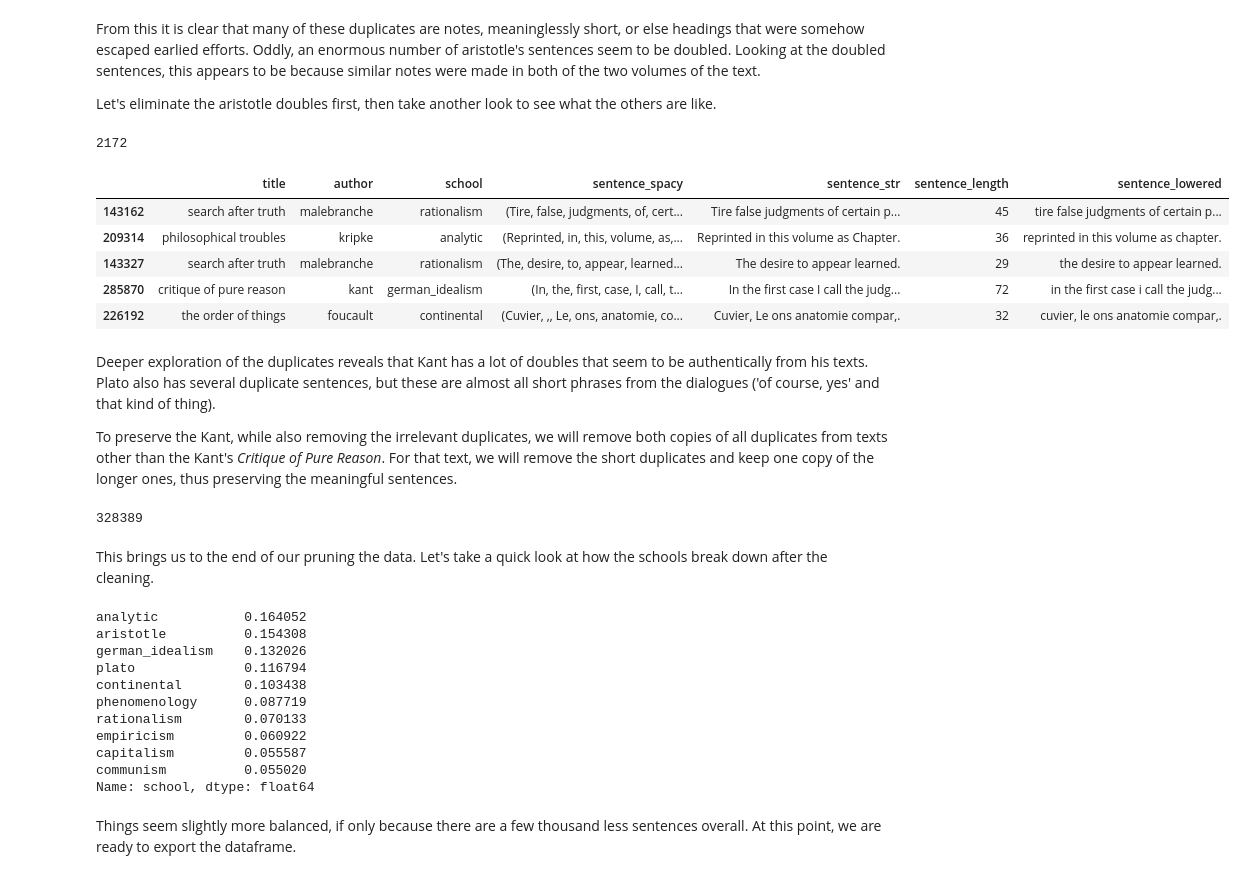
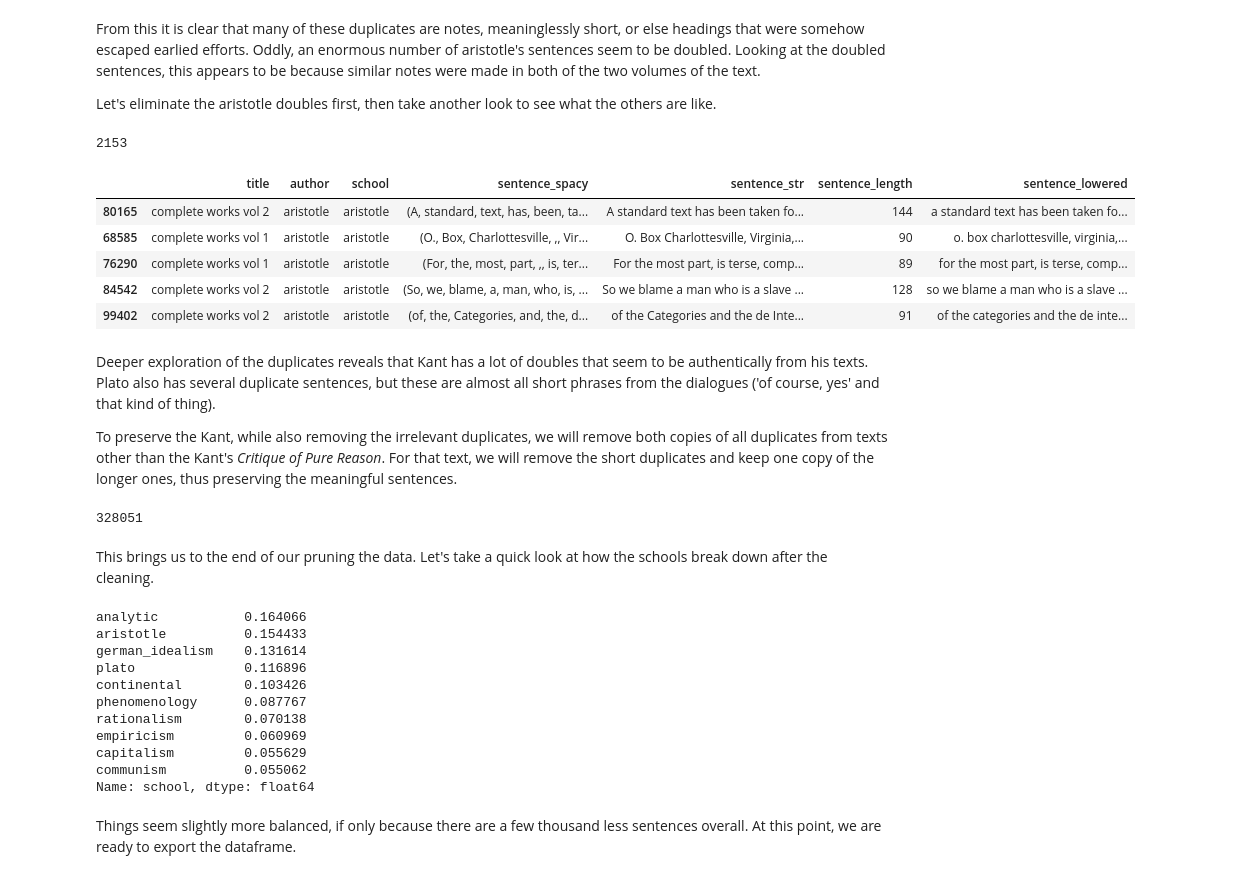
Before and after one commit to kcalizadeh/phil_nlp, a Jupyter notebook: data_load_clean.ipynb, the cells around one changed output. Saved outputs shown, nothing was run; the diff lists cells and outputs as text; code cells hidden in the pictures.

Commit message:
cleaning notebook satisfactory

```diff
--- a/data_load_clean.ipynb
+++ b/data_load_clean.ipynb
@@ -488,9 +488,6 @@ def baseline_clean(to_correct, capitals=True, bracketed_fn=False):
   # remove periods and commas flanked by numbers
   result = re.sub(r'\d\.\d', ' ', result)
   result = re.sub(r'\d,\d', ' ', result)
-
-  # remove ordinal numbers
-  result = re.sub(r'\s+\d+th\s|\s+\dnd\s+|\s1st\s', ' ', 'result')
 
   # remove the number-letter-number pattern used for many citations
   result = re.sub(r'\d*\w{,2}\d', ' ', result)
@@ -799,7 +796,8 @@ def from_raw_to_df(text_dict):
   nlp.max_length = 9000000
   text = text_dict['text']
   text = remove_words(text, text_dict['words to remove'])
-  text = baseline_clean(text)
+  text = baseline_clean(text, capitals=text_dict['remove capitals'],
+                        bracketed_fn=text_dict['bracketed fn'])
   text_nlp = nlp(text, disable=['ner'])
   text_df = pd.DataFrame(columns=['title', 'author', 'school', 'sentence_spacy'])
   text_df['sentence_spacy'] = list(text_nlp.sents)
@@ -1000,16 +995,16 @@ Let's eliminate the aristotle doubles first, then take another look to see what
 # %%
 len(doubles_df[doubles_df['author'] != 'aristotle'])
 # %% [output]
-2172
+2153
 # %%
-doubles_df[doubles_df['author'] != 'aristotle'].sample(5)
+doubles_df[doubles_df['author'] != 'aristole'].sample(5)
 # %% [output]
 |  | title | author | school | sentence_spacy | sentence_str | sentence_length | sentence_lowered |
-| 143162 | search after truth | malebranche | rationalism | (Tire, false, judgments, of, cert... | Tire false judgments of certain p... | 45 | tire false judgments of certain p... |
-| 209314 | philosophical troubles | kripke | analytic | (Reprinted, in, this, volume, as,... | Reprinted in this volume as Chapter. | 36 | reprinted in this volume as chapter. |
-| 143327 | search after truth | malebranche | rationalism | (The, desire, to, appear, learned... | The desire to appear learned. | 29 | the desire to appear learned. |
-| 285870 | critique of pure reason | kant | german_idealism | (In, the, first, case, I, call, t... | In the first case I call the judg... | 72 | in the first case i call the judg... |
-| 226192 | the order of things | foucault | continental | (Cuvier, ,, Le, ons, anatomie, co... | Cuvier, Le ons anatomie compar,. | 32 | cuvier, le ons anatomie compar,. |
+| 80165 | complete works vol 2 | aristotle | aristotle | (A, standard, text, has, been, ta... | A standard text has been taken fo... | 144 | a standard text has been taken fo... |
+| 68585 | complete works vol 1 | aristotle | aristotle | (O., Box, Charlottesville, ,, Vir... | O. Box Charlottesville, Virginia,... | 90 | o. box charlottesville, virginia,... |
+| 76290 | complete works vol 1 | aristotle | aristotle | (For, the, most, part, ,, is, ter... | For the most part, is terse, comp... | 89 | for the most part, is terse, comp... |
+| 84542 | complete works vol 2 | aristotle | aristotle | (So, we, blame, a, man, who, is, ... | So we blame a man who is a slave ... | 128 | so we blame a man who is a slave ... |
+| 99402 | complete works vol 2 | aristotle | aristotle | (of, the, Categories, and, the, d... | of the Categories and the de Inte... | 91 | of the categories and the de inte... |
 # %% [markdown]
 Deeper exploration of the duplicates reveals that Kant has a lot of doubles that seem to be authentically from his texts. Plato also has several duplicate sentences, but these are almost all short phrases from the dialogues ('of course, yes' and that kind of thing).
 
@@ -1030,22 +1025,22 @@ for index in indexes_to_drop:
 
 len(df)
 # %% [output]
-328389
+328051
 # %% [markdown]
 This brings us to the end of our pruning the data. Let's take a quick look at how the schools break down after the cleaning.
 # %%
 df['school'].value_counts(normalize=True)
 # %% [output]
-analytic           0.164052
-aristotle          0.154308
-german_idealism    0.132026
-plato              0.116794
-continental        0.103438
-phenomenology      0.087719
-rationalism        0.070133
-empiricism         0.060922
-capitalism         0.055587
-communism          0.055020
+analytic           0.164066
+aristotle          0.154433
+german_idealism    0.131614
+plato              0.116896
+continental        0.103426
+phenomenology      0.087767
+rationalism        0.070138
+empiricism         0.060969
+capitalism         0.055629
+communism          0.055062
 Name: school, dtype: float64
 # %% [markdown]
 Things seem slightly more balanced, if only because there are a few thousand less sentences overall. At this point, we are ready to export the dataframe.
```
Also changed, not shown: parts of 21 cells of this notebook.
